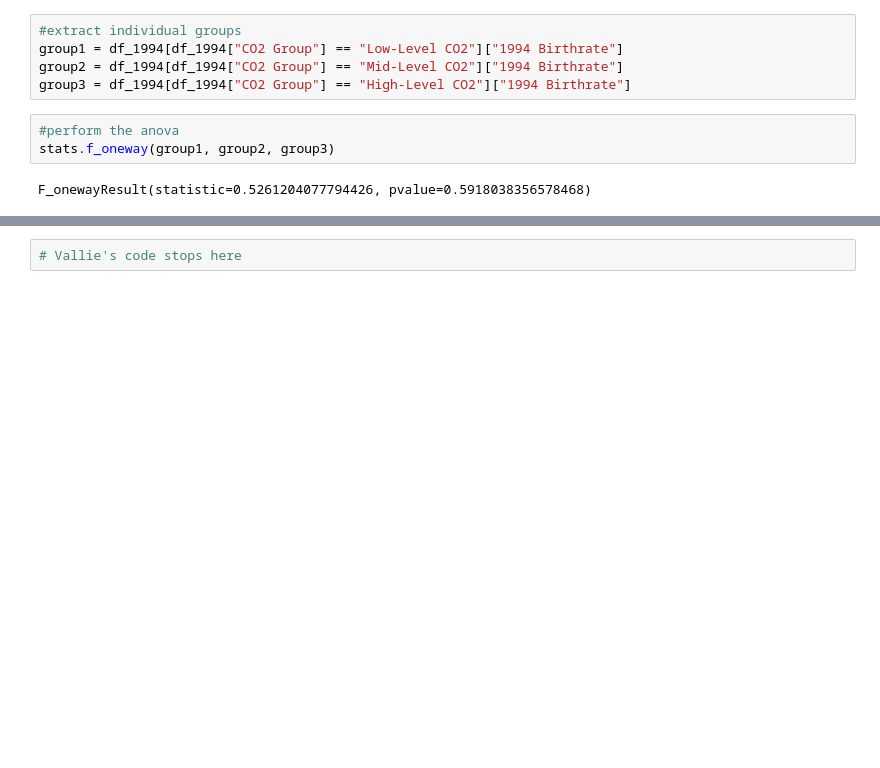
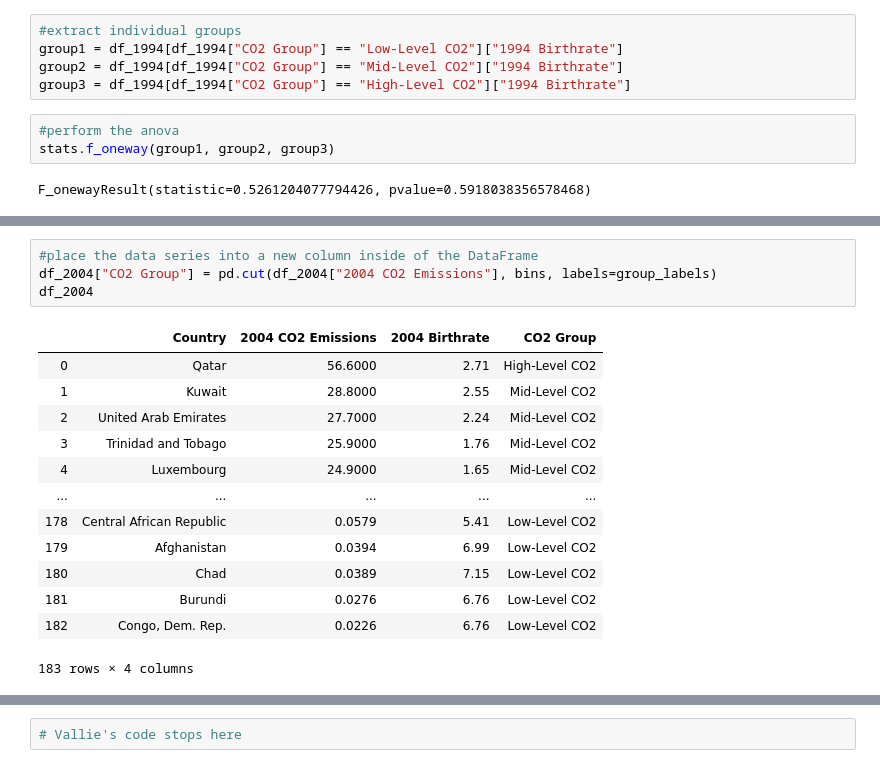
Before and after one commit to VallieTracy/project-one, a Jupyter notebook: Team_Awesome_Project_1.ipynb, the cells around one changed output, grey strips where cells are left out. Saved outputs shown, nothing was run; the diff lists cells and outputs as text; blank space fills up the shorter version.

```diff
--- a/Team_Awesome_Project_1.ipynb
+++ b/Team_Awesome_Project_1.ipynb
@@ -730,0 +761,18 @@ df_2004.describe()
+# %%
+#place the data series into a new column inside of the DataFrame
+df_2004["CO2 Group"] = pd.cut(df_2004["2004 CO2 Emissions"], bins, labels=group_labels)
+df_2004
+# %% [output]
+|  | Country | 2004 CO2 Emissions | 2004 Birthrate | CO2 Group |
+| 0 | Qatar | 56.6000 | 2.71 | High-Level CO2 |
+| 1 | Kuwait | 28.8000 | 2.55 | Mid-Level CO2 |
+| 2 | United Arab Emirates | 27.7000 | 2.24 | Mid-Level CO2 |
+| 3 | Trinidad and Tobago | 25.9000 | 1.76 | Mid-Level CO2 |
+| 4 | Luxembourg | 24.9000 | 1.65 | Mid-Level CO2 |
+| ... | ... | ... | ... | ... |
+| 178 | Central African Republic | 0.0579 | 5.41 | Low-Level CO2 |
+| 179 | Afghanistan | 0.0394 | 6.99 | Low-Level CO2 |
+| 180 | Chad | 0.0389 | 7.15 | Low-Level CO2 |
+| 181 | Burundi | 0.0276 | 6.76 | Low-Level CO2 |
+| 182 | Congo, Dem. Rep. | 0.0226 | 6.76 | Low-Level CO2 |
+183 rows × 4 columns
```
Also changed, not shown: parts of 13 cells of this notebook.
